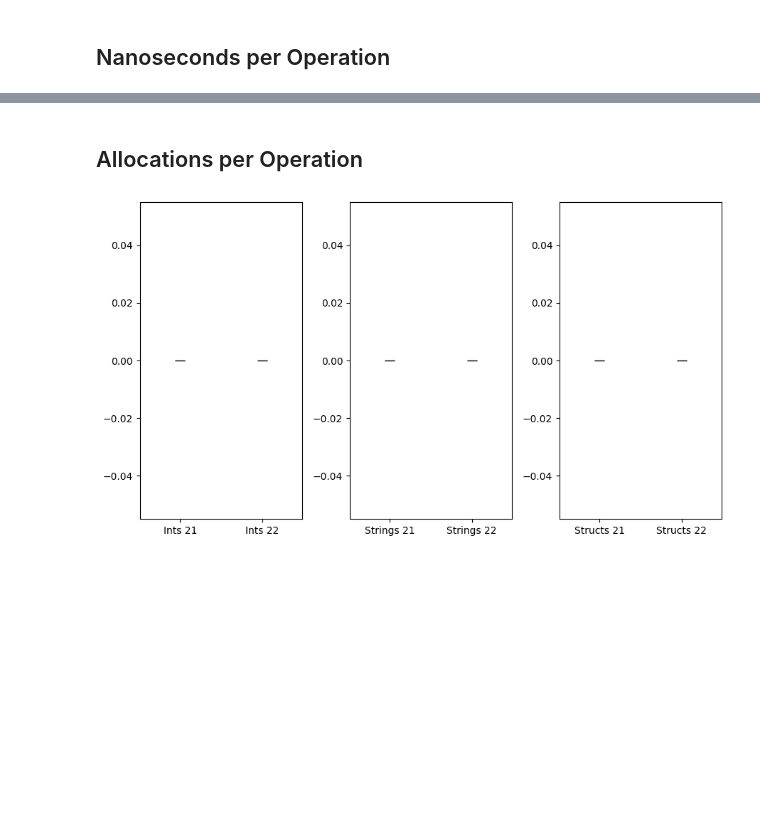
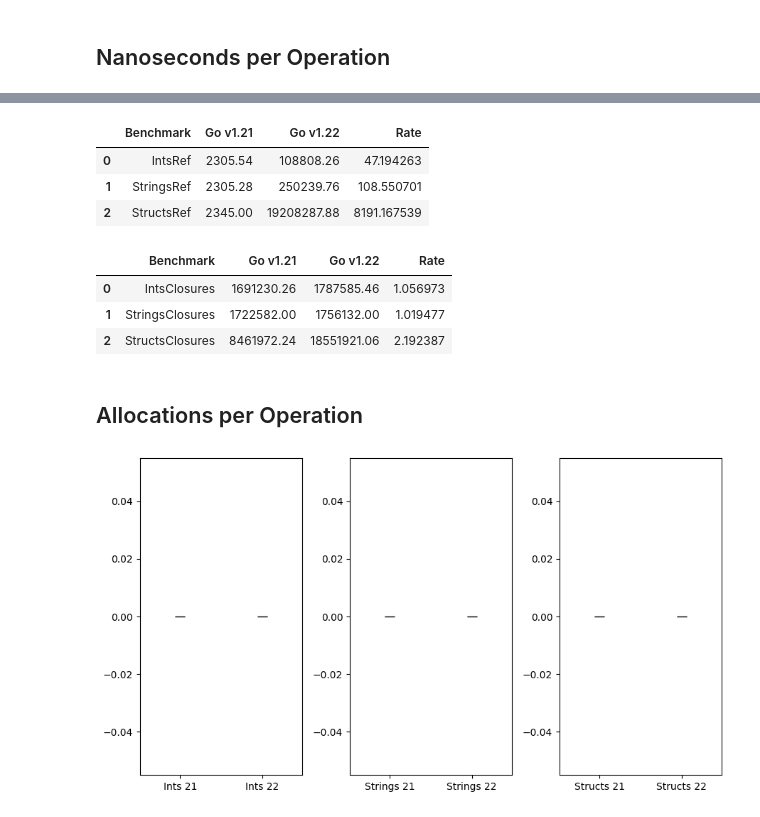
Before and after one commit to zekroTJA/go-range-benchmarks, a Jupyter notebook: notebook.ipynb, the cells around one changed output, grey strips where cells are left out. Drawn from its saved outputs; the diff is of its cells as text; code cells hidden in the pictures; blank space fills up the shorter version.

```diff
--- a/notebook.ipynb
+++ b/notebook.ipynb
@@ -43,3 +74,17 @@ plot("ns/op", ["IntsClojures", "StringsClojures", "StructsClojures"])
+# %%
+compare("ns/op", ("IntsRef", "StringsRef", "StructsRef"))
+# %% [output]
+|  | Benchmark | Go v1.21 | Go v1.22 | Rate |
+| 0 | IntsRef | 2305.54 | 108808.26 | 47.194263 |
+| 1 | StringsRef | 2305.28 | 250239.76 | 108.550701 |
+| 2 | StructsRef | 2345.00 | 19208287.88 | 8191.167539 |
+# %%
+compare("ns/op", ("IntsClosures", "StringsClosures", "StructsClosures"))
+# %% [output]
+|  | Benchmark | Go v1.21 | Go v1.22 | Rate |
+| 0 | IntsClosures | 1691230.26 | 1787585.46 | 1.056973 |
+| 1 | StringsClosures | 1722582.00 | 1756132.00 | 1.019477 |
+| 2 | StructsClosures | 8461972.24 | 18551921.06 | 2.192387 |
 # %% [markdown]
 ## Allocations per Operation
 # %%
```
Also changed, not shown: parts of 11 cells of this notebook, 18 other files.
